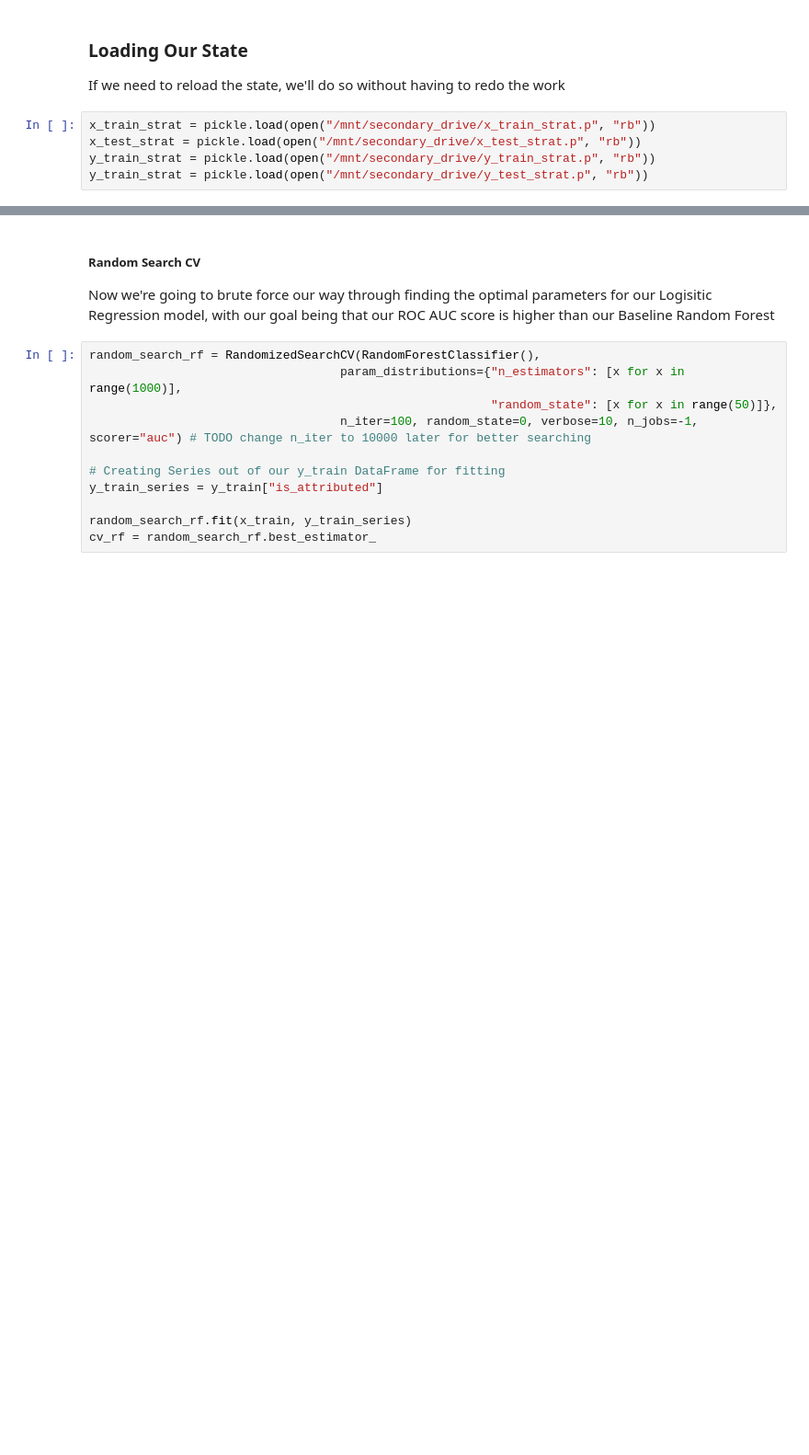
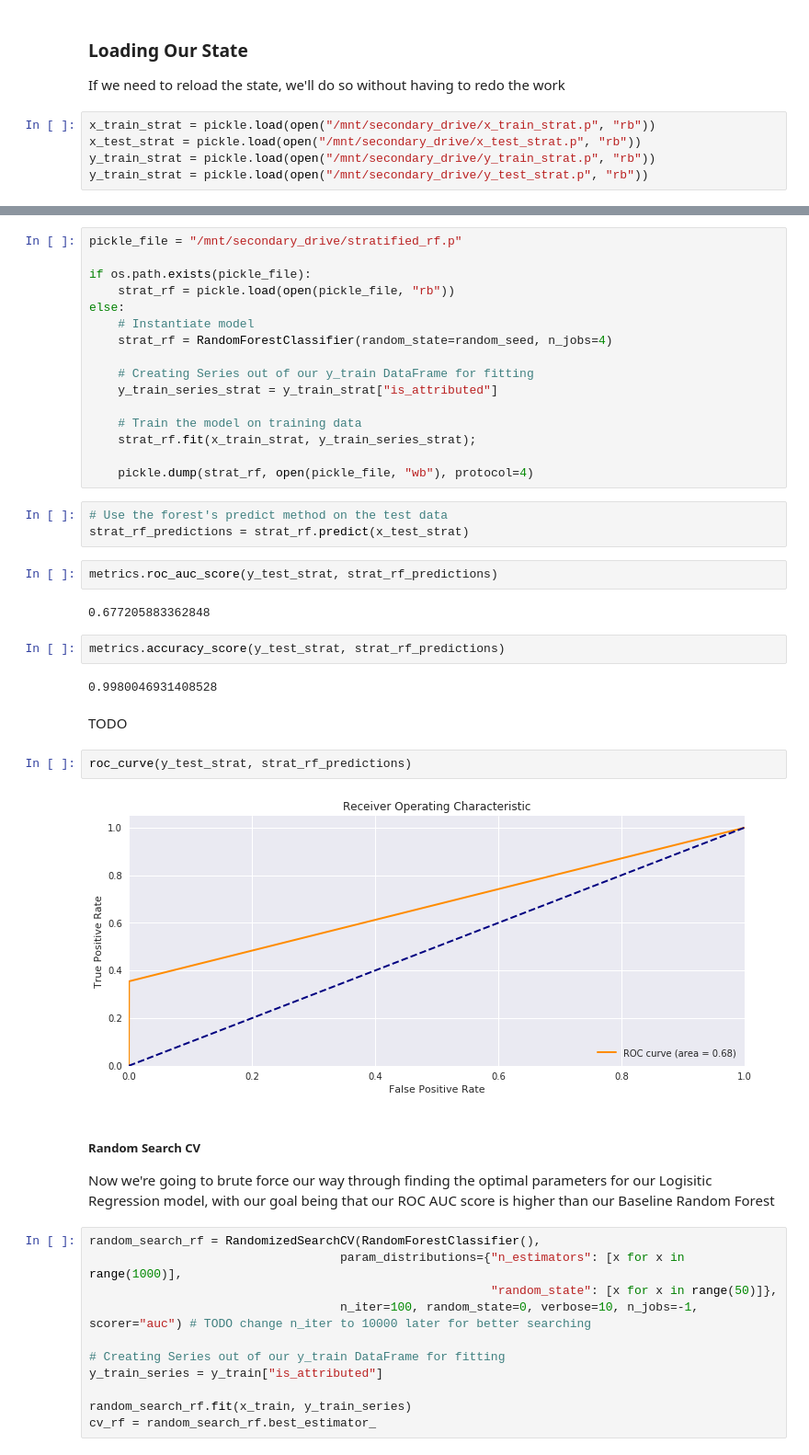
Before and after one commit to GregHilston/kaggle-talking-data-ad-tracking-fraud-detection-challenge, a Jupyter notebook: grehg.ipynb, the cells around one changed output, grey strips where cells are left out. Shown: that part at 92% size. Saved outputs shown, nothing was run; the diff lists cells and outputs as text; blank space fills up the shorter version.

Commit message:
Finished stratification for random forest classifier, imrpoved auroc by about .002, to about 0.667

```diff
--- a/grehg.ipynb
+++ b/grehg.ipynb
@@ -638,3 +640,36 @@ y_train_strat = pickle.load(open("/mnt/secondary_drive/y_test_strat.p", "rb"))
+# %%
+pickle_file = "/mnt/secondary_drive/stratified_rf.p"
+
+if os.path.exists(pickle_file):
+    strat_rf = pickle.load(open(pickle_file, "rb"))
+else:
+    # Instantiate model
+    strat_rf = RandomForestClassifier(random_state=random_seed, n_jobs=4)
+
+    # Creating Series out of our y_train DataFrame for fitting
+    y_train_series_strat = y_train_strat["is_attributed"]
+
+    # Train the model on training data
+    strat_rf.fit(x_train_strat, y_train_series_strat);
+
+    pickle.dump(strat_rf, open(pickle_file, "wb"), protocol=4)
+# %%
+# Use the forest's predict method on the test data
+strat_rf_predictions = strat_rf.predict(x_test_strat)
+# %%
+metrics.roc_auc_score(y_test_strat, strat_rf_predictions)
+# %% [output]
+0.677205883362848
+# %%
+metrics.accuracy_score(y_test_strat, strat_rf_predictions)
+# %% [output]
+0.9980046931408528
+# %% [markdown]
+TODO
+# %%
+roc_curve(y_test_strat, strat_rf_predictions)
+# %% [output]
+[figure, added]
 # %% [markdown]
 ##### Random Search CV
 
```
Also changed, not shown: parts of 1 cell of this notebook.
